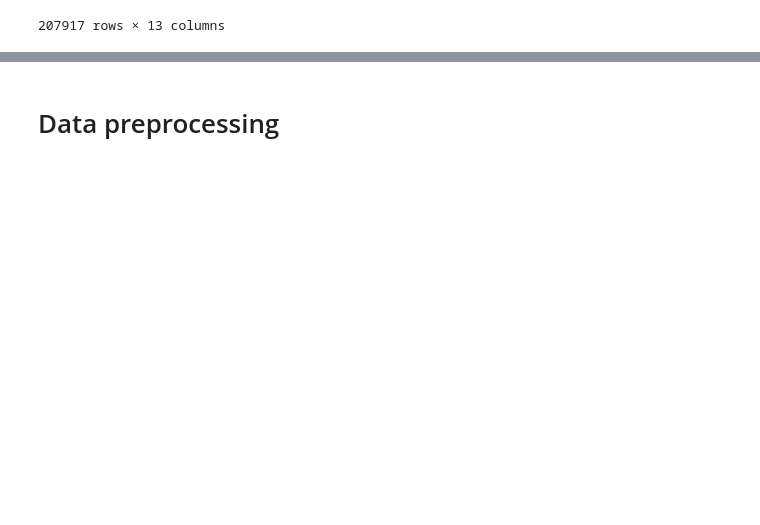
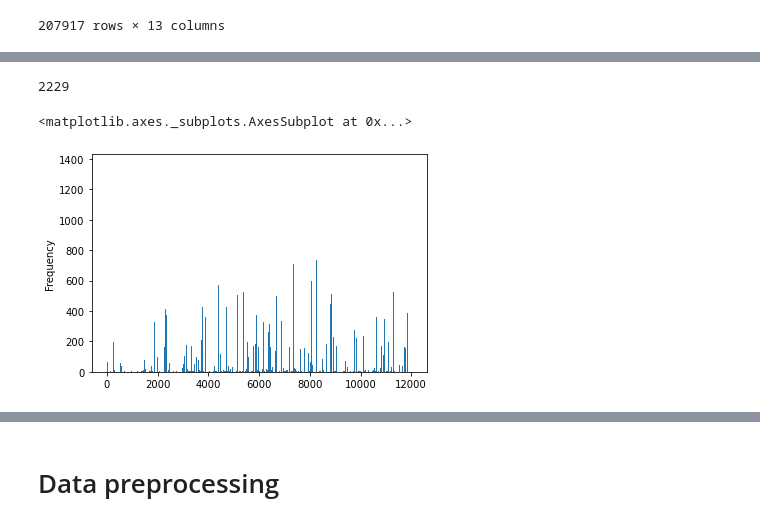
Before and after one commit to datajiang/SpringBoard, a Jupyter notebook: Take_Home_Challenge/relax.ipynb, the cells around one changed output, grey strips where cells are left out. Cells and saved outputs as stored; diff of their text form; code cells hidden in the pictures; blank space fills up the shorter version.

```diff
--- a/Take_Home_Challenge/relax.ipynb
+++ b/Take_Home_Challenge/relax.ipynb
@@ -111,2 +112,12 @@ Data columns (total 13 columns):
 dtypes: datetime64[ns](3), float64(2), int64(5), object(3)
 memory usage: 22.2+ MB
+# %%
+bins = df['invited_by_user_id'].nunique()
+print(bins)
+# %% [output]
+2229
+# %%
+df['invited_by_user_id'].plot(kind='hist', bins=bins)
+# %% [output]
+<matplotlib.axes._subplots.AxesSubplot at 0x...>
+[figure, added]
```
Also changed, not shown: parts of 11 cells of this notebook, 1 other file.
